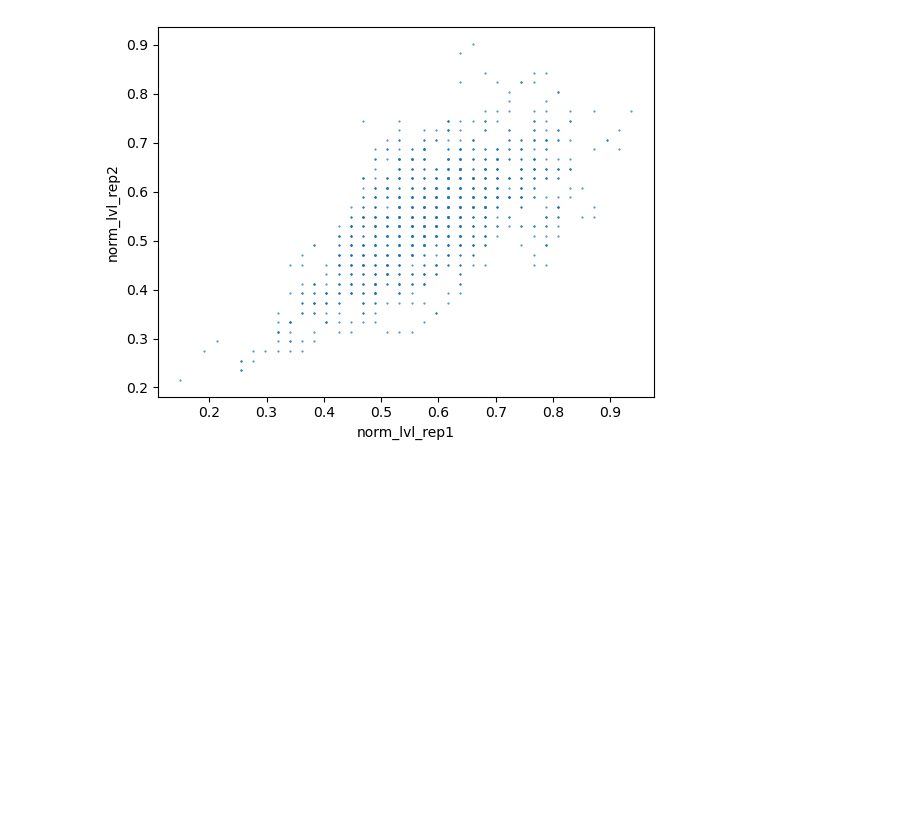
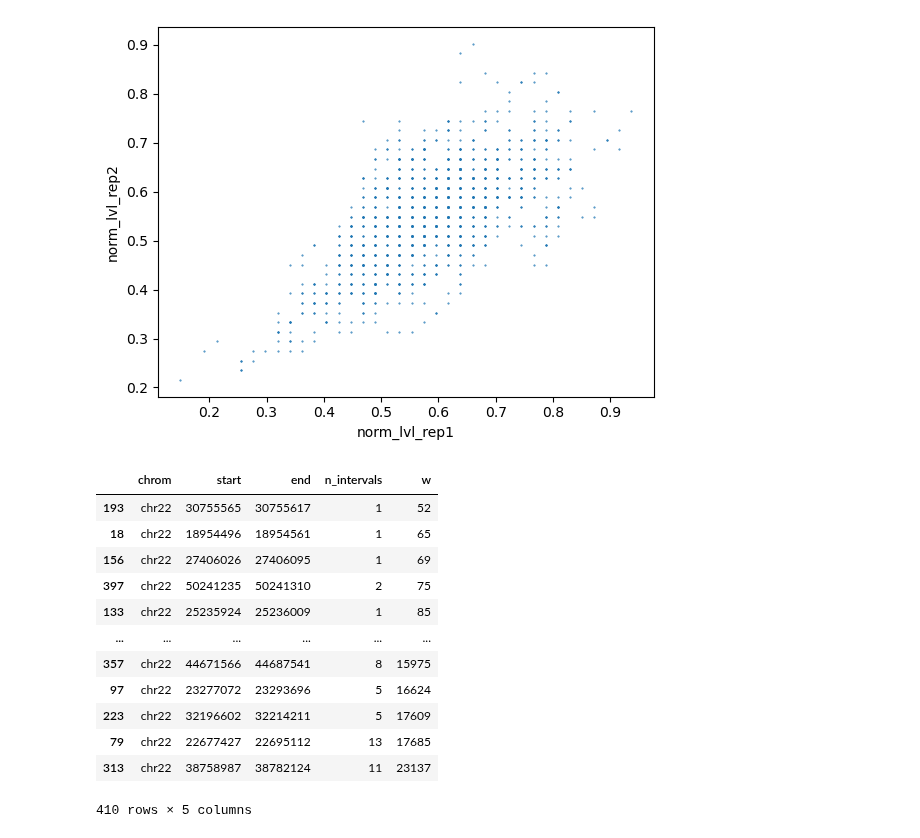
Before and after one commit to princeps091-binf/TFHclust, a Jupyter notebook: scripts/integrate_replicates.ipynb, the cells around one changed output. Cells and saved outputs as stored; diff of their text form; code cells hidden in the pictures; blank space fills up the shorter version.

```diff
--- a/scripts/integrate_replicates.ipynb
+++ b/scripts/integrate_replicates.ipynb
@@ -377,3 +377,19 @@ merged_hic_clustering.inter_rep_match_tbl.plot.scatter(x='norm_lvl_rep1',y='norm
 # %% [output]
 <Axes: xlabel='norm_lvl_rep1', ylabel='norm_lvl_rep2'>
 [figure]
+# %%
+bf.merge(merged_hic_clustering.inter_rep_match_tbl.loc[:,['chrom','start','end','w']]).assign(w = lambda df_: df_.end-df_.start).sort_values('w')
+# %% [output]
+|  | chrom | start | end | n_intervals | w |
+| 193 | chr22 | 30755565 | 30755617 | 1 | 52 |
+| 18 | chr22 | 18954496 | 18954561 | 1 | 65 |
+| 156 | chr22 | 27406026 | 27406095 | 1 | 69 |
+| 397 | chr22 | 50241235 | 50241310 | 2 | 75 |
+| 133 | chr22 | 25235924 | 25236009 | 1 | 85 |
+| ... | ... | ... | ... | ... | ... |
+| 357 | chr22 | 44671566 | 44687541 | 8 | 15975 |
+| 97 | chr22 | 23277072 | 23293696 | 5 | 16624 |
+| 223 | chr22 | 32196602 | 32214211 | 5 | 17609 |
+| 79 | chr22 | 22677427 | 22695112 | 13 | 17685 |
+| 313 | chr22 | 38758987 | 38782124 | 11 | 23137 |
+410 rows × 5 columns
```
Also changed, not shown: 2 other files.
